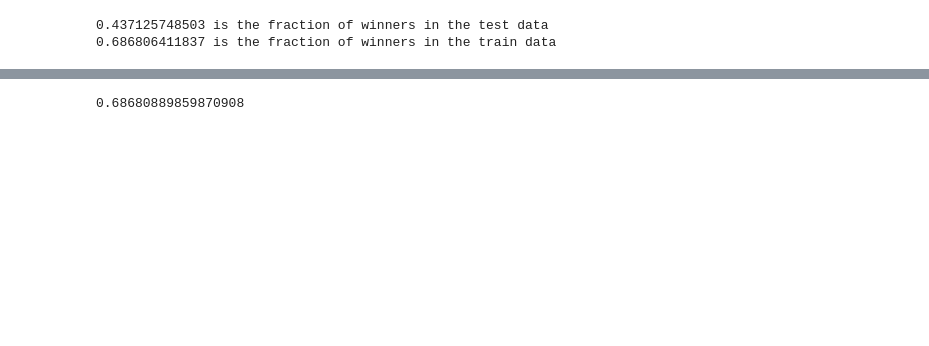
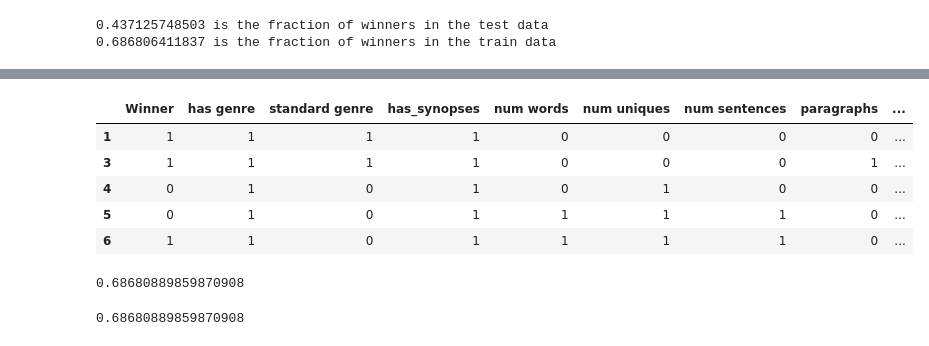
Before and after one commit to nicaless/nanowrimo_ga_project, a Jupyter notebook: analyze/explore novel features.ipynb, the cells around one changed output, grey strips where cells are left out. Drawn from its saved outputs; the diff is of its cells as text; code cells hidden in the pictures; blank space fills up the shorter version.

```diff
--- a/analyze/explore novel features.ipynb
+++ b/analyze/explore novel features.ipynb
@@ -97,0 +118,21 @@ testy = test['Winner']
+# %%
+# create sparse matrix???? based on > mean (1) or < mean (0)
+def Binarize(df):
+    for i in df:
+        if len(set(df[i])) == 2:
+            continue
+        setmean = df[i].mean()
+        std = df[i].std()
+        df[i][df[i] < setmean + std] = 0
+        df[i][df[i] >= setmean + std] = 1
+    return df
+
+train = Binarize(train)
+train.head()
+# %% [output]
+|  | Winner | has genre | standard genre | has_synopses | num words | num uniques | num sentences | paragraphs | ... |
+| 1 | 1 | 1 | 1 | 1 | 0 | 0 | 0 | 0 | ... |
+| 3 | 1 | 1 | 1 | 1 | 0 | 0 | 0 | 1 | ... |
+| 4 | 0 | 1 | 0 | 1 | 0 | 1 | 0 | 0 | ... |
+| 5 | 0 | 1 | 0 | 1 | 1 | 1 | 1 | 0 | ... |
+| 6 | 1 | 1 | 0 | 1 | 1 | 1 | 1 | 0 | ... |
@@ -105,8 +154,10 @@ cross_val_score(nb, trainX, trainy, cv=10).mean()
 # %%
 from sklearn.svm import SVC
 
-model = SVC(C=1,kernel='rbf')
+model = SVC(C=.01,kernel='rbf')
 cross_val_score(model, trainX, trainy, cv = 10).mean()
+# %% [output]
+0.68680889859870908
 # %%
 model_svc = SVC(C=1,kernel='rbf').fit(trainX,trainy)
 print model_svc.score(testX, testy)
```
Also changed, not shown: parts of 15 cells of this notebook, 3 other files.
